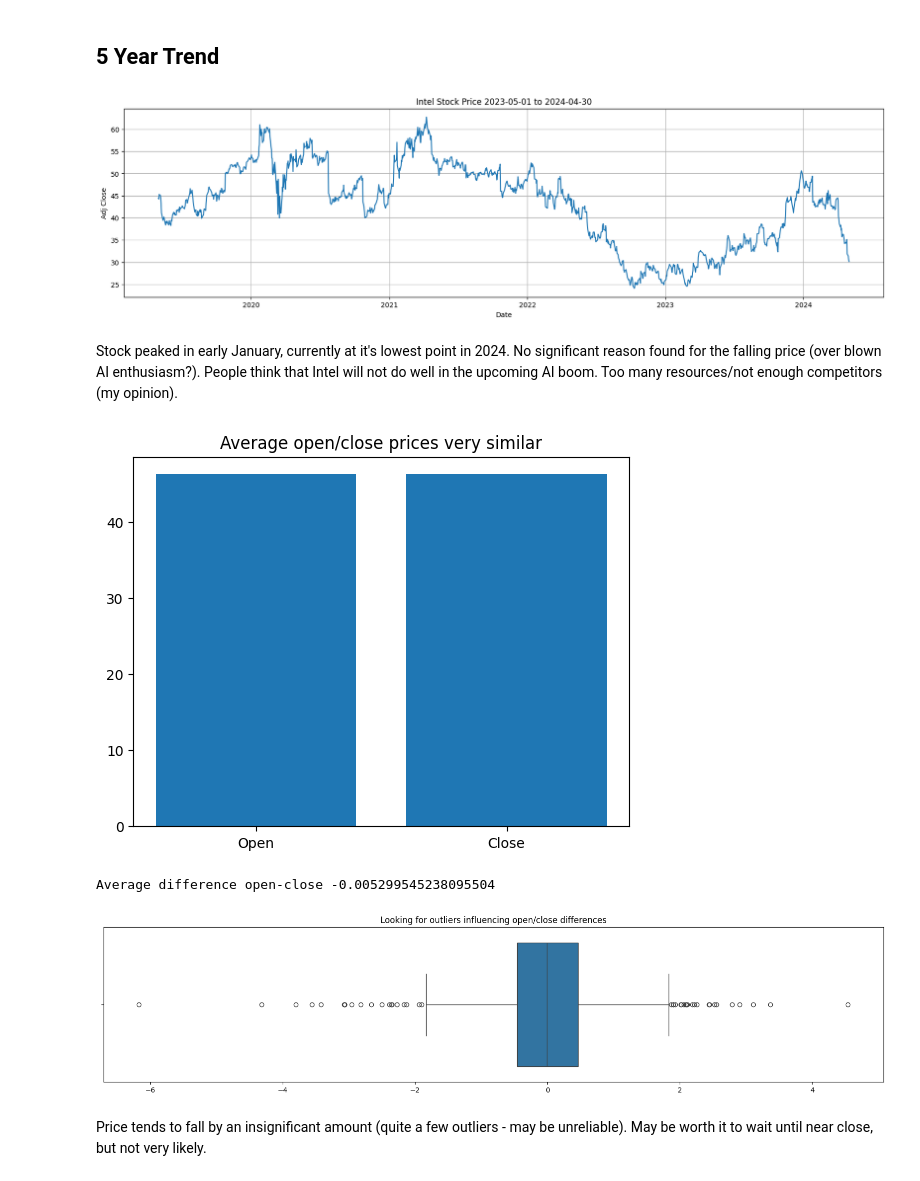
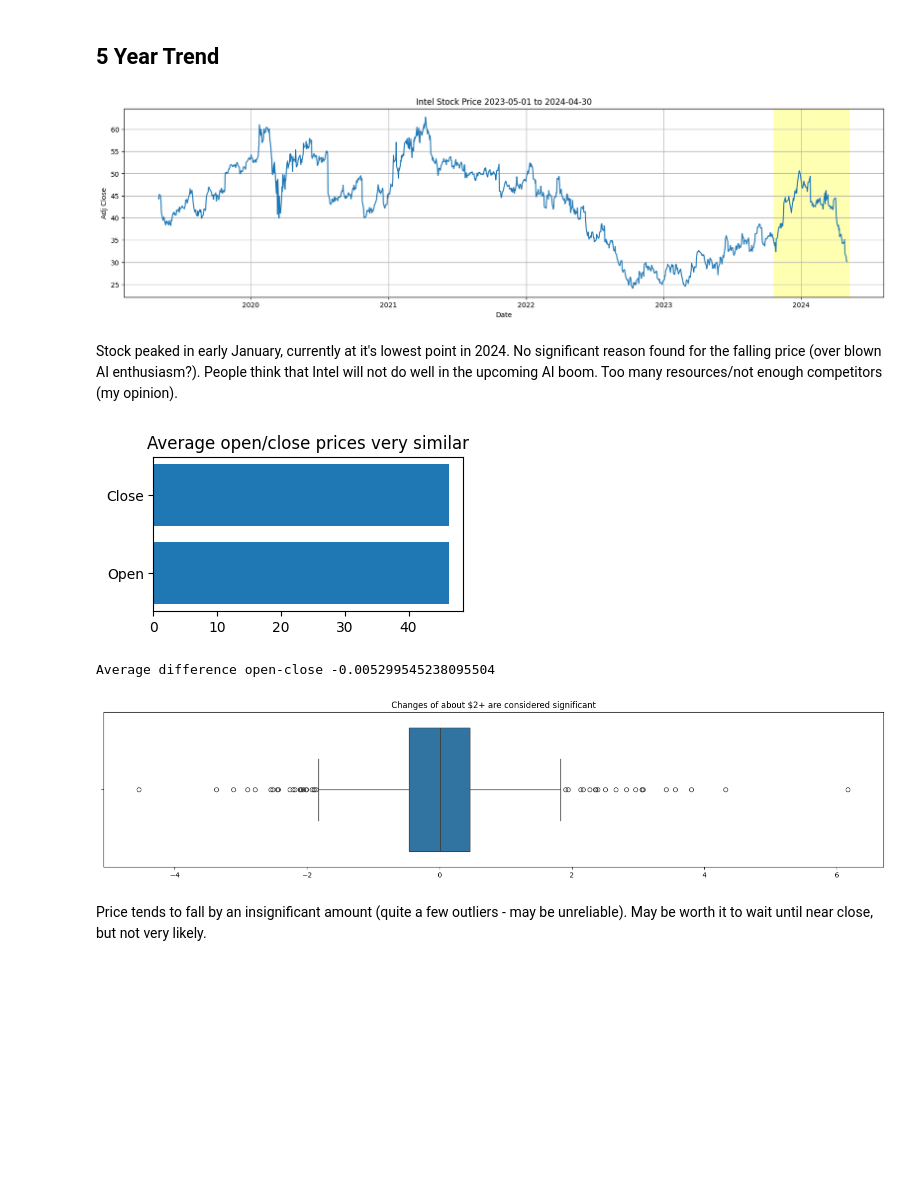
Before and after one commit to BrandonYChan/Investment, a Jupyter notebook: intel_analysis.ipynb, the cells around one changed output. Drawn from its saved outputs; the diff is of its cells as text; code cells hidden in the pictures; blank space fills up the shorter version.

```diff
--- a/intel_analysis.ipynb
+++ b/intel_analysis.ipynb
@@ -29,49 +31,52 @@ data.tail(5)
 # %% [markdown]
 ## 5 Year Trend
 # %%
+# Add a column to indicate the trend (1 for increasing, -1 for decreasing)
+data['Trend'] = (data['Adj Close'] - data['Adj Close'].shift(1)).fillna(0)
+data.loc[data['Trend'] > 0, 'Trend'] = 1
+data.loc[data['Trend'] < 0, 'Trend'] = -1
+
 # Time series plot stock price
 fig, ax = plt.subplots(figsize=(20,5))
 sns.lineplot(data, x="Date", y="Adj Close", ax=ax)
 ax.set_title("Intel Stock Price 2023-05-01 to 2024-04-30")
 ax.grid()
 
-# Higlight
-# plt.axvspan('2024-05-01'.toordinal, '2024-05-01'.toordinal, color='yellow', alpha=0.3)
+# Highlight near current date
+plt.axvspan(19650, 19850, color='yellow', alpha=0.3)
 
 plt.show()
 # %% [output]
-[figure, old version]
+[figure, new version]
 # %% [markdown]
 Stock peaked in early January, currently at it's lowest point in 2024. No significant reason found for the falling price (over blown AI enthusiasm?). People think that Intel will not do well in the upcoming AI boom. Too many resources/not enough competitors (my opinion).
 # %%
-# Low vs High price
-
-# Create lists
+# Plotting Open/Close prices
 x=["Open", "Close"]
 y=[np.mean(data.Open), np.mean(data.Close)]
 
-# Plotting Open/Close prices
-plt.bar(x=x, height=y)
+fig, ax = plt.subplots(figsize = (4, 2))
+plt.barh(width=y, y=x)
 plt.title("Average open/close prices very similar")
 plt.show()
 
 avg_diff_oc = np.mean(data.Open - data.Close)
 
 print(f"Average difference open-close {avg_diff_oc}")
 # So not very significant
 # %% [output]
-[figure, old version]
+[figure, new version]
 Average difference open-close -0.005299545238095504
 # %%
 # Looking for outliers in price differences
-o_minus_c = data.Open-data.Close
+day_change = data.Close - data.Open
 fig, ax=plt.subplots(figsize=(20, 4))
-sns.boxplot(o_minus_c, orient="h")
-plt.title("Looking for outliers influencing open/close differences")
+sns.boxplot(day_change, orient="h")
+plt.title("Changes of about $2+ are considered significant")
 plt.show()
 # Occasionaly an outlier, more significant for decreases in the closing price.
 # %% [output]
-[figure, old version]
+[figure, new version]
 # %% [markdown]
 Price tends to fall by an insignificant amount (quite a few outliers - may be unreliable). May be worth it to wait until near close, but not very likely.
 # %% [markdown]
```
Also changed, not shown: parts of 6 cells of this notebook, 3 other files.
